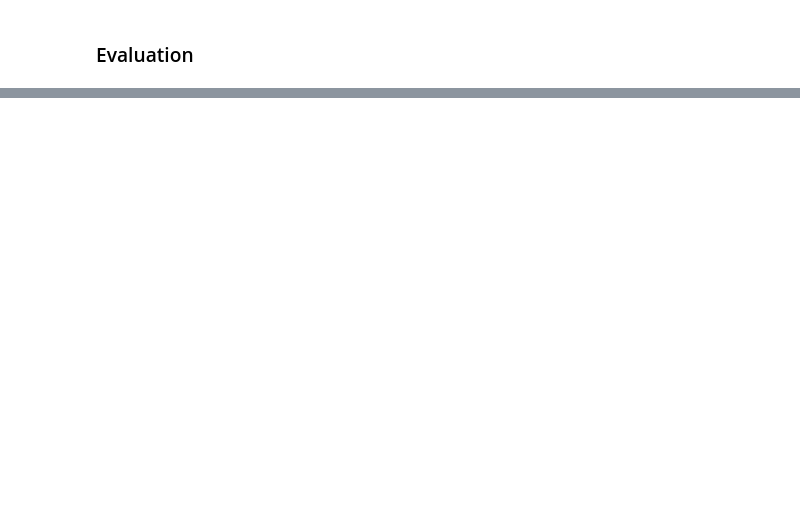
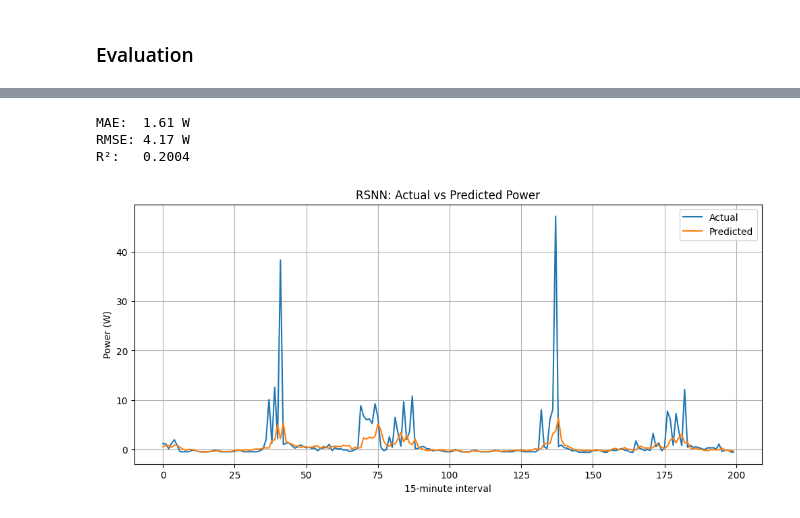
Before and after one commit to ahaandesai27/fyp-notebooks, a Jupyter notebook: fyp-rsnn.ipynb, the cells around one changed output, grey strips where cells are left out. Cells and saved outputs as stored; diff of their text form; code cells hidden in the pictures; blank space fills up the shorter version.

```diff
--- a/fyp-rsnn.ipynb
+++ b/fyp-rsnn.ipynb
@@ -405,3 +412,60 @@ torch.save({
     "learning_rate": LEARNING_RATE,
     "epoch": epoch,
 }, "rsnn_forecaster_checkpoint.pth")
+# %%
+model.eval()
+
+predictions = []
+actuals = []
+
+with torch.no_grad():
+    for X_batch, y_batch in test_loader:
+        X_batch = X_batch.to(DEVICE)
+
+        pred = model(X_batch)
+
+        predictions.append(pred.cpu().numpy())
+        actuals.append(y_batch.numpy())
+
+predictions = np.concatenate(predictions).flatten()
+actuals = np.concatenate(actuals).flatten()
+
+# Convert log1p(power) back to actual watts
+predictions_watts = np.expm1(predictions)
+actuals_watts = np.expm1(actuals)
+
+# Metrics in actual watt scale
+mae = mean_absolute_error(actuals_watts, predictions_watts)
+rmse = np.sqrt(mean_squared_error(actuals_watts, predictions_watts))
+r2 = r2_score(actuals_watts, predictions_watts)
+
+print(f"MAE:  {mae:.2f} W")
+print(f"RMSE: {rmse:.2f} W")
+print(f"R²:   {r2:.4f}")
+
+# Plot
+points = 200
+
+plt.figure(figsize=(12, 5))
+
+plt.plot(
+    actuals_watts[:points],
+    label="Actual"
+)
+
+plt.plot(
+    predictions_watts[:points],
+    label="Predicted"
+)
+
+plt.xlabel("15-minute interval")
+plt.ylabel("Power (W)")
+plt.title("RSNN: Actual vs Predicted Power")
+plt.legend()
+plt.grid(True)
+plt.show()
+# %% [output]
+MAE:  1.61 W
+RMSE: 4.17 W
+R²:   0.2004
+[figure, added]
```
Also changed, not shown: parts of 6 cells of this notebook.
